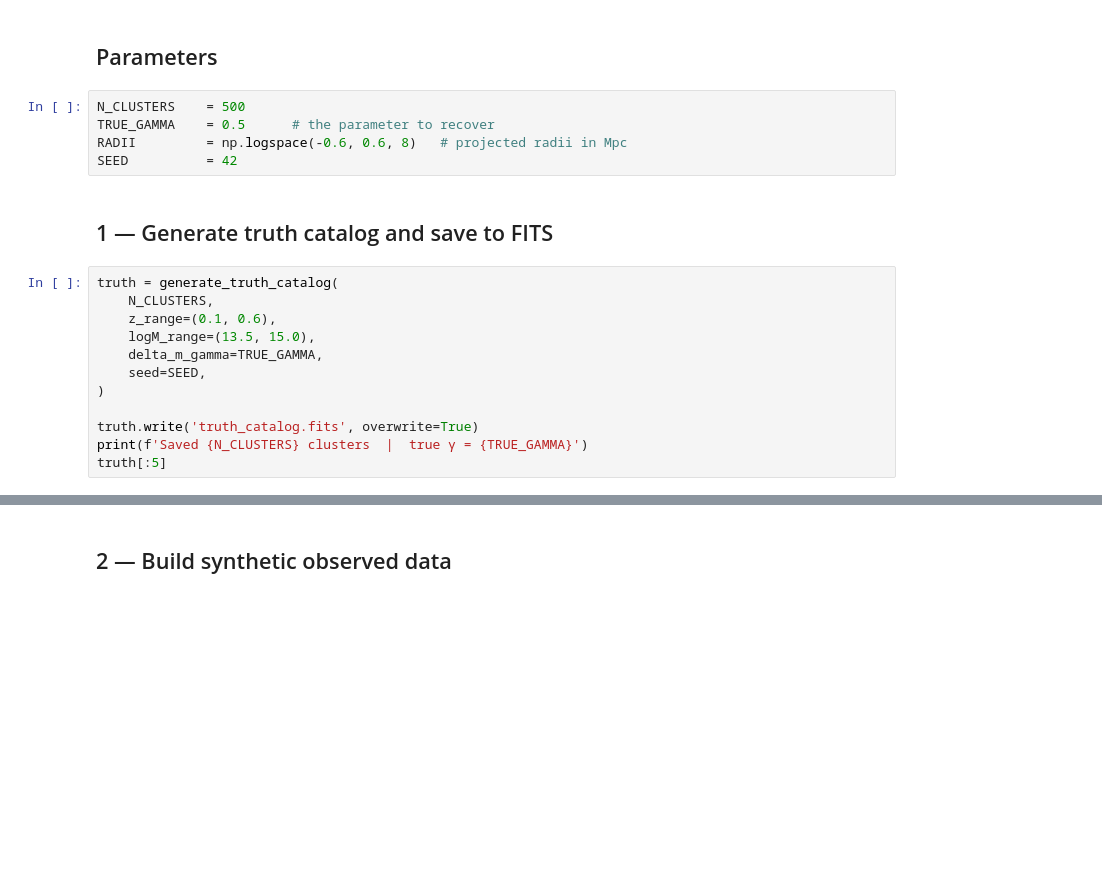
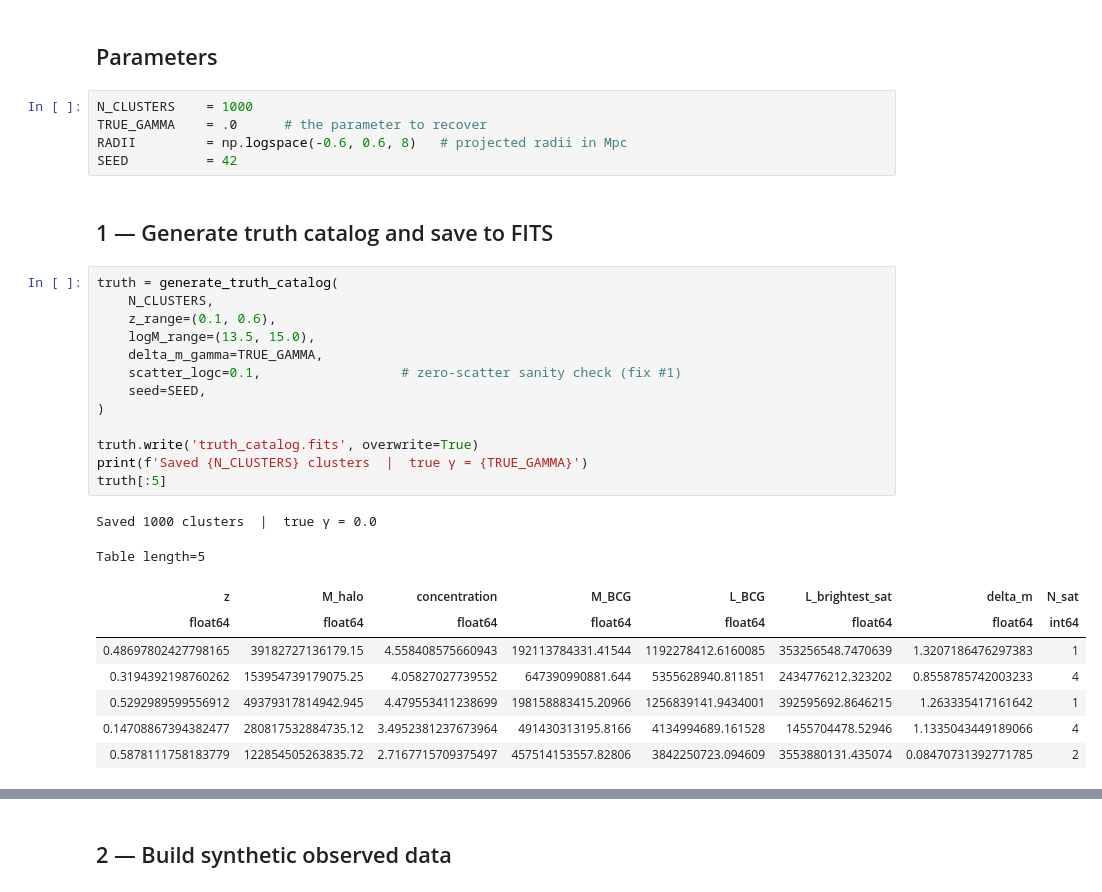
Before and after one commit to andrevitorelli/destacking, a Jupyter notebook: notebooks/gamma_recovery.ipynb, the cells around one changed output, grey strips where cells are left out. Cells and saved outputs as stored; diff of their text form; blank space fills up the shorter version.

```diff
--- a/notebooks/gamma_recovery.ipynb
+++ b/notebooks/gamma_recovery.ipynb
@@ -14,8 +16,8 @@ from destacking.model import make_test_data, run_sampler
 # %% [markdown]
 ## Parameters
 # %%
-N_CLUSTERS    = 500
-TRUE_GAMMA    = 0.5      # the parameter to recover
+N_CLUSTERS    = 1000
+TRUE_GAMMA    = .0      # the parameter to recover
 RADII         = np.logspace(-0.6, 0.6, 8)   # projected radii in Mpc
 SEED          = 42
 # %% [markdown]
@@ -23,15 +25,26 @@ SEED          = 42
 # %%
 truth = generate_truth_catalog(
     N_CLUSTERS,
     z_range=(0.1, 0.6),
     logM_range=(13.5, 15.0),
     delta_m_gamma=TRUE_GAMMA,
+    scatter_logc=0.1,                  # zero-scatter sanity check (fix #1)
     seed=SEED,
 )
 
 truth.write('truth_catalog.fits', overwrite=True)
 print(f'Saved {N_CLUSTERS} clusters  |  true γ = {TRUE_GAMMA}')
 truth[:5]
+# %% [output]
+Saved 1000 clusters  |  true γ = 0.0
+Table length=5
+| z | M_halo | concentration | M_BCG | L_BCG | L_brightest_sat | delta_m | N_sat |
+| float64 | float64 | float64 | float64 | float64 | float64 | float64 | int64 |
+| 0.48697802427798165 | 39182727136179.15 | 4.558408575660943 | 192113784331.41544 | 1192278412.6160085 | 353256548.7470639 | 1.3207186476297383 | 1 |
+| 0.3194392198760262 | 153954739179075.25 | 4.05827027739552 | 647390990881.644 | 5355628940.811851 | 2434776212.323202 | 0.8558785742003233 | 4 |
+| 0.5292989599556912 | 49379317814942.945 | 4.479553411238699 | 198158883415.20966 | 1256839141.9434001 | 392595692.8646215 | 1.263335417161642 | 1 |
+| 0.14708867394382477 | 280817532884735.12 | 3.4952381237673964 | 491430313195.8166 | 4134994689.161528 | 1455704478.52946 | 1.1335043449189066 | 4 |
+| 0.5878111758183779 | 122854505263835.72 | 2.7167715709375497 | 457514153557.82806 | 3842250723.094609 | 3553880131.435074 | 0.08470731392771785 | 2 |
 # %%
 # Quick look at the truth distributions
 fig, axes = plt.subplots(1, 4, figsize=(14, 3))
```
Also changed, not shown: parts of 8 cells of this notebook, 2 other files.
